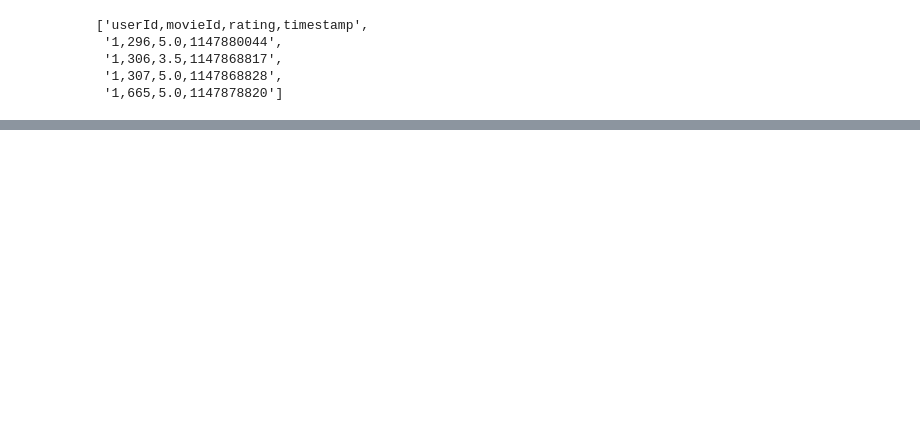
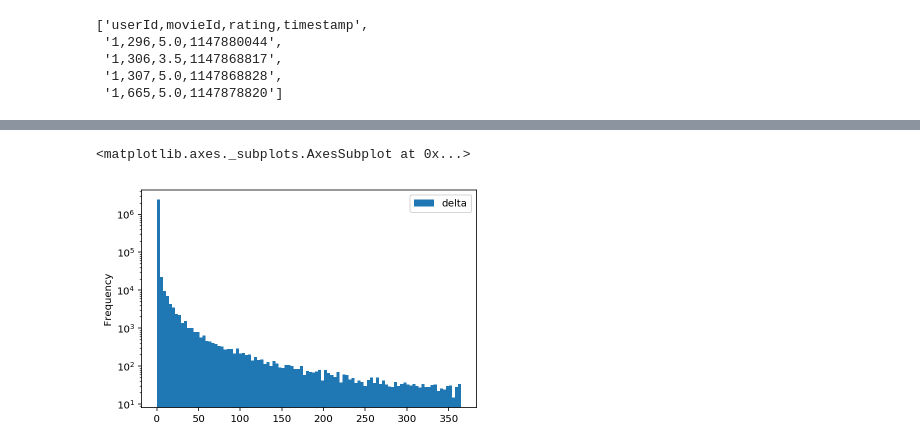
Before and after one commit to ishugaepov/MLBD, a Jupyter notebook: spark_sql/notebooks/spark_sql_examples.ipynb, the cells around one changed output, grey strips where cells are left out. Cells and saved outputs as stored; diff of their text form; code cells hidden in the pictures; blank space fills up the shorter version.

```diff
--- a/spark_sql/notebooks/spark_sql_examples.ipynb
+++ b/spark_sql/notebooks/spark_sql_examples.ipynb
@@ -76 +109,13 @@ ratings = sqlContext.read \
+# %%
+from pyspark.sql import Row
+
+
+ratings_df = ratings \
+    .map(lambda s: s.split(',')) \
+    .filter(lambda arr: arr[0].isdigit()) \
+    .map(lambda arr: Row(user_id=int(arr[0]),
+                         movie_id=int(arr[1]),
+                         rating=float(arr[2]),
+                         timestamp=int(arr[3])))\
+    .toDF()
 # %%
@@ -91,0 +303,10 @@ ratings.take(5)
+# %%
+from pyspark.sql.window import Window
+
+
+user_window = Window.orderBy('timestamp').partitionBy('user_id')
+
+ratings_df \
+    .withColumn('next_timestamp', F.lead('timestamp').over(user_window)) \
+    .filter(F.col('next_timestamp').isNotNull()) \
+    .take(10)
@@ -91,0 +324,14 @@ ratings.take(5)
+# %%
+DAY = 24 * 60 * 60
+
+ratings_df \
+    .withColumn('next_timestamp', F.lead('timestamp').over(user_window)) \
+    .filter(F.col('next_timestamp').isNotNull()) \
+    .withColumn('delta', (F.col('next_timestamp') - F.col('timestamp')) / F.lit(DAY)) \
+    .select('delta') \
+    .filter(F.col('delta') <= 365) \
+    .sample(False, 0.1) \
+    .toPandas().plot.hist(bins=100, logy=True)
+# %% [output]
+<matplotlib.axes._subplots.AxesSubplot at 0x...>
+[figure, added]
```
Also changed, not shown: parts of 41 cells of this notebook, 3 other files.
